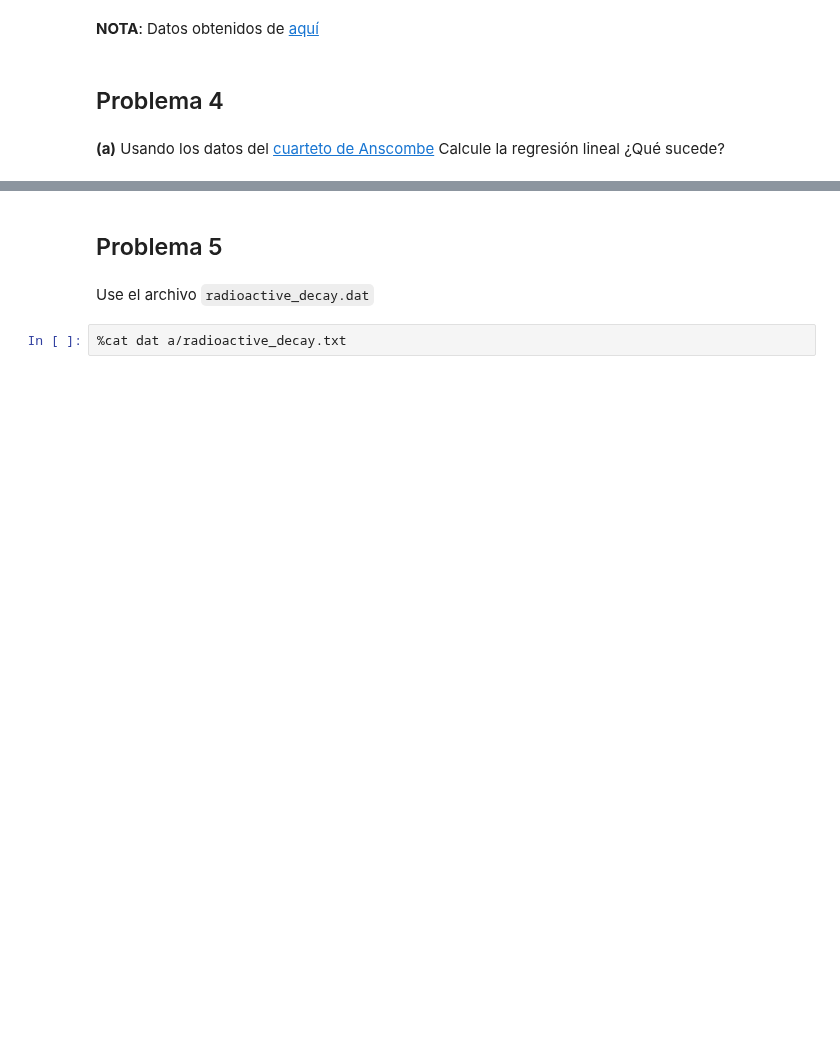
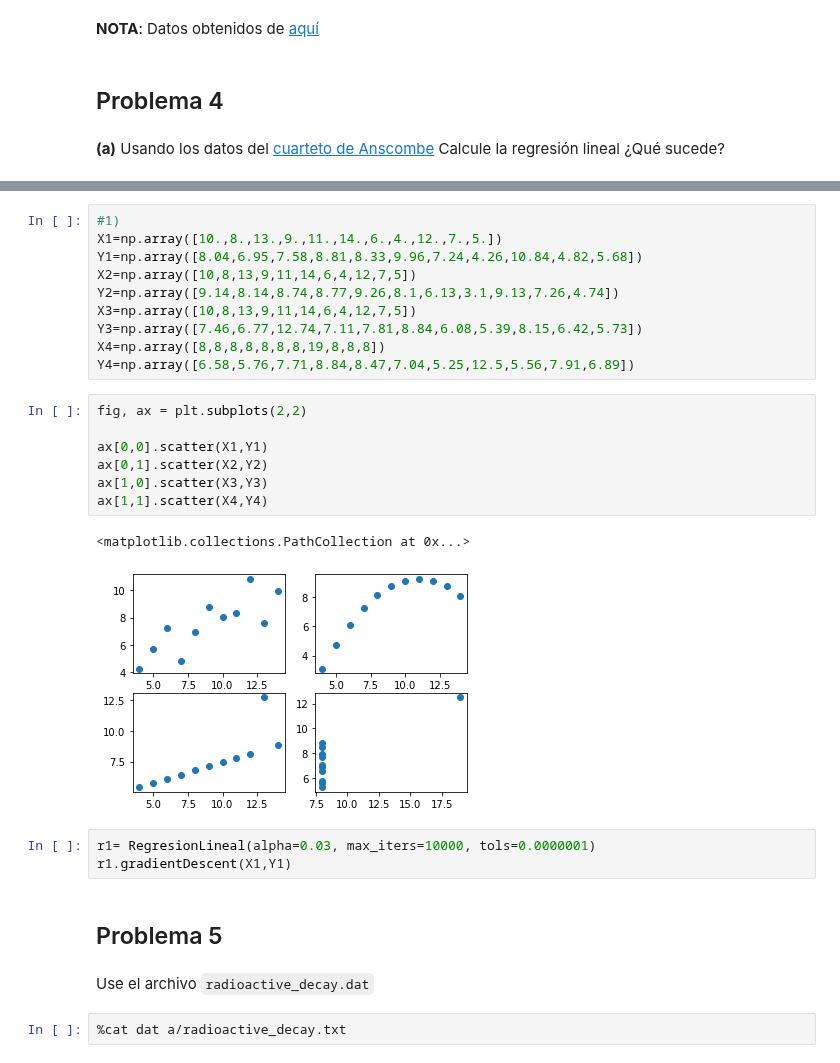
Before and after one commit to Skalas/Matematicas-Computacionales-fall2021, a Jupyter notebook: alumnos/MR1B4RR4/tareas/tarea1/tareas.ipynb, the cells around one changed output, grey strips where cells are left out. Cells and saved outputs as stored; diff of their text form; blank space fills up the shorter version.

```diff
--- a/alumnos/MR1B4RR4/tareas/tarea1/tareas.ipynb
+++ b/alumnos/MR1B4RR4/tareas/tarea1/tareas.ipynb
@@ -76,3 +167,26 @@ Entrenar una regresión lineal. Grafique los datos y el mejor modelo. Explique c
+# %%
+#1)
+X1=np.array([10.,8.,13.,9.,11.,14.,6.,4.,12.,7.,5.])
+Y1=np.array([8.04,6.95,7.58,8.81,8.33,9.96,7.24,4.26,10.84,4.82,5.68])
+X2=np.array([10,8,13,9,11,14,6,4,12,7,5])
+Y2=np.array([9.14,8.14,8.74,8.77,9.26,8.1,6.13,3.1,9.13,7.26,4.74])
+X3=np.array([10,8,13,9,11,14,6,4,12,7,5])
+Y3=np.array([7.46,6.77,12.74,7.11,7.81,8.84,6.08,5.39,8.15,6.42,5.73])
+X4=np.array([8,8,8,8,8,8,8,19,8,8,8])
+Y4=np.array([6.58,5.76,7.71,8.84,8.47,7.04,5.25,12.5,5.56,7.91,6.89])
+# %%
+fig, ax = plt.subplots(2,2)
+
+ax[0,0].scatter(X1,Y1)
+ax[0,1].scatter(X2,Y2)
+ax[1,0].scatter(X3,Y3)
+ax[1,1].scatter(X4,Y4)
+# %% [output]
+<matplotlib.collections.PathCollection at 0x...>
+[figure, added]
+# %%
+r1= RegresionLineal(alpha=0.03, max_iters=10000, tols=0.0000001)
+r1.gradientDescent(X1,Y1)
 # %% [markdown]
 ## Problema 5
 # %% [markdown]
```
Also changed, not shown: parts of 7 cells of this notebook.
